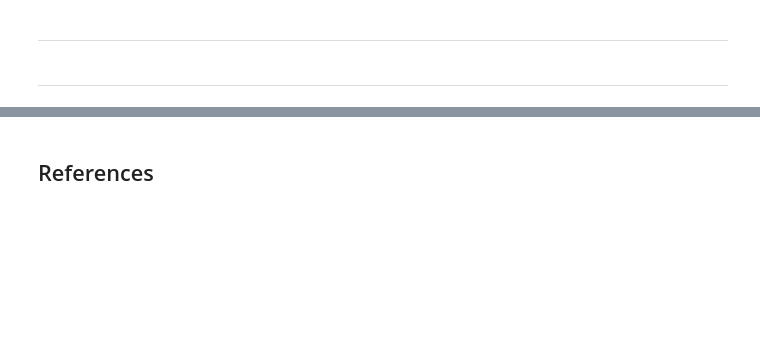
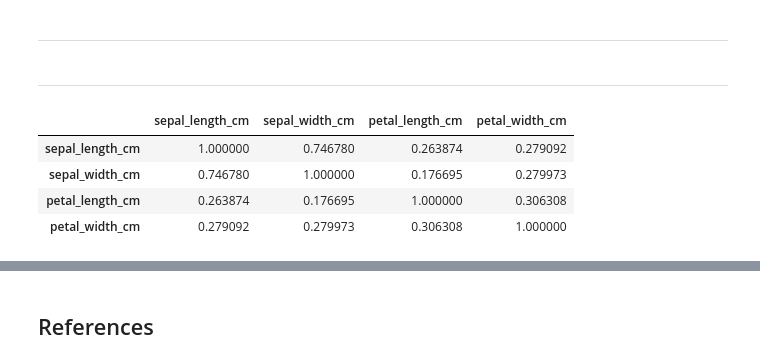
Before and after one commit to humphs078/data_analysis_fundamentals, a Jupyter notebook: project.ipynb, the cells around one changed output, grey strips where cells are left out. Saved outputs shown, nothing was run; the diff lists cells and outputs as text; code cells hidden in the pictures; blank space fills up the shorter version.

```diff
--- a/project.ipynb
+++ b/project.ipynb
@@ -586,3 +648,15 @@ plt.show()
 ---
 # %% [markdown]
 ---
+# %%
+setosa = iris_ds_features.loc[iris_ds_features['species'] == 'setosa']
+versicolor = iris_ds_features.loc[iris_ds_features['species'] == 'versicolor']
+virginica = iris_ds_features.loc[iris_ds_features['species'] == 'virginica']
+# %%
+setosa.corr(numeric_only=True)
+# %% [output]
+|  | sepal_length_cm | sepal_width_cm | petal_length_cm | petal_width_cm |
+| sepal_length_cm | 1.000000 | 0.746780 | 0.263874 | 0.279092 |
+| sepal_width_cm | 0.746780 | 1.000000 | 0.176695 | 0.279973 |
+| petal_length_cm | 0.263874 | 0.176695 | 1.000000 | 0.306308 |
+| petal_width_cm | 0.279092 | 0.279973 | 0.306308 | 1.000000 |
```
Also changed, not shown: parts of 20 cells of this notebook.
